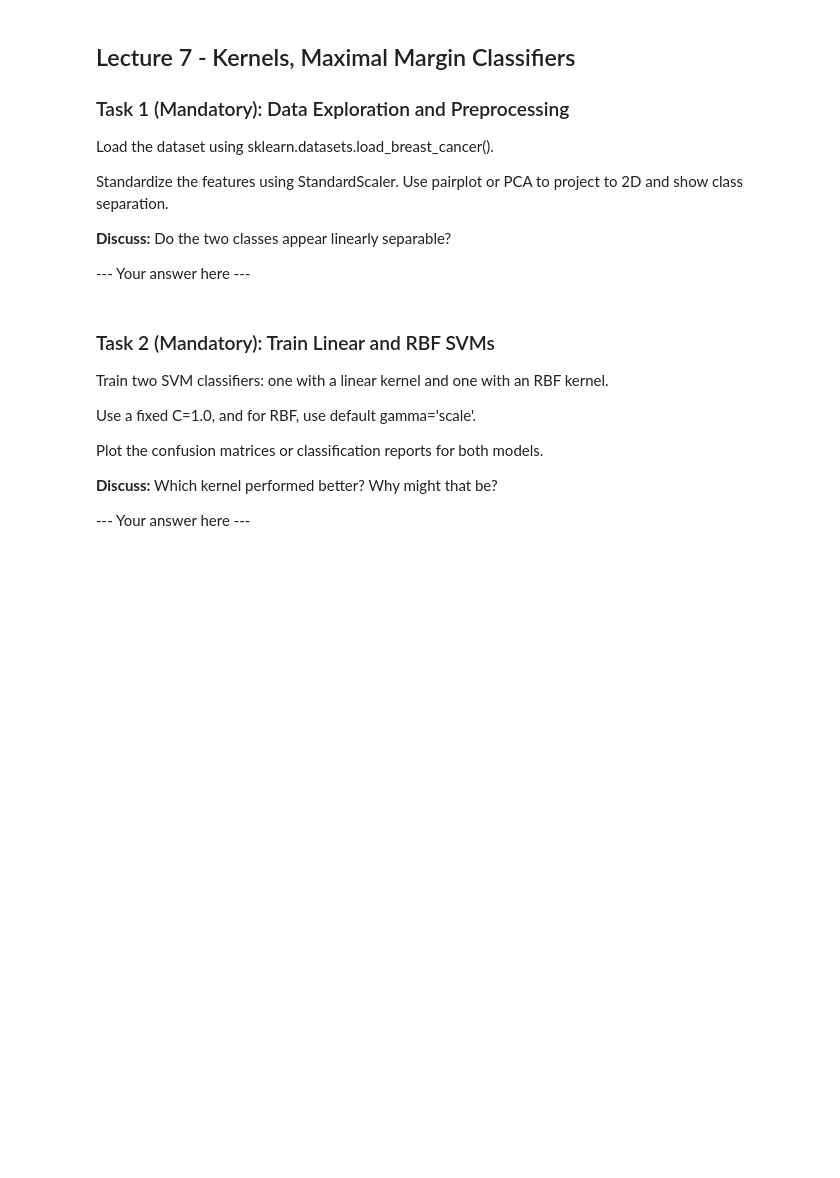
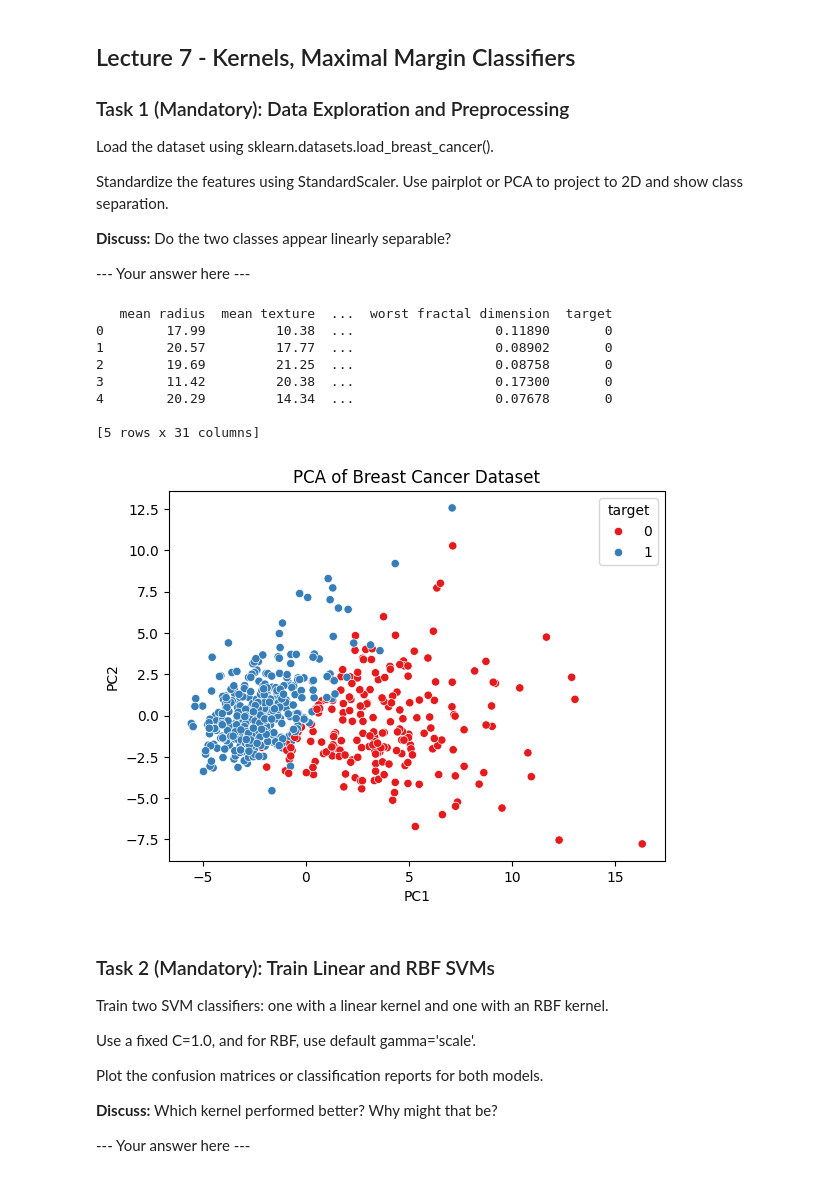
Before and after one commit to animittt/machine-learning-assignments, a Jupyter notebook: Assignment3-2025/am225pt_A3.ipynb, the cells around one changed output. Drawn from its saved outputs; the diff is of its cells as text; code cells hidden in the pictures; blank space fills up the shorter version.

```diff
--- a/Assignment3-2025/am225pt_A3.ipynb
+++ b/Assignment3-2025/am225pt_A3.ipynb
@@ -370,3 +368,44 @@ Use pairplot or PCA to project to 2D and show class separation.
+# %%
+#--- Write your code here ---#
+import sklearn.datasets
+import pandas as pd
+from matplotlib import pyplot as plt
+from sklearn.model_selection import train_test_split
+
+dataset =  sklearn.datasets.load_breast_cancer()
+df_cancer = pd.DataFrame(data=dataset.data, columns=dataset.feature_names)
+df_cancer['target'] = dataset.target
+print(df_cancer.head())
+
+# Standardize the features using StandardScaler.
+# Use pairplot or PCA to project to 2D and show class separation.
+from sklearn.preprocessing import StandardScaler
+scaler = StandardScaler()
+X_cancer = scaler.fit_transform(df_cancer.drop('target', axis=1))
+from sklearn.decomposition import PCA
+pca = PCA(n_components=2)
+X_cancer_pca = pca.fit_transform(X_cancer)
+import seaborn as sns
+df_cancer_pca = pd.DataFrame(data=X_cancer_pca, columns=['PC1', 'PC2'])
+df_cancer_pca['target'] = df_cancer['target']
+sns.scatterplot(data=df_cancer_pca, x='PC1', y='PC2', hue='target', palette='Set1')
+plt.title('PCA of Breast Cancer Dataset')
+plt.show()
+
+# train and test data split
+X_cancer_train, X_cancer_test, y_cancer_train, y_cancer_test = train_test_split(
+    X_cancer_pca, df_cancer['target'], test_size=0.2, random_state=42, stratify=df_cancer['target']
+)
+# %% [output]
+   mean radius  mean texture  ...  worst fractal dimension  target
+0        17.99         10.38  ...                  0.11890       0
+1        20.57         17.77  ...                  0.08902       0
+2        19.69         21.25  ...                  0.08758       0
+3        11.42         20.38  ...                  0.17300       0
+4        20.29         14.34  ...                  0.07678       0
+
+[5 rows x 31 columns]
+[figure, added]
 # %% [markdown]
 ### Task 2 (Mandatory): Train Linear and RBF SVMs
 
```
Also changed, not shown: parts of 10 cells of this notebook.
